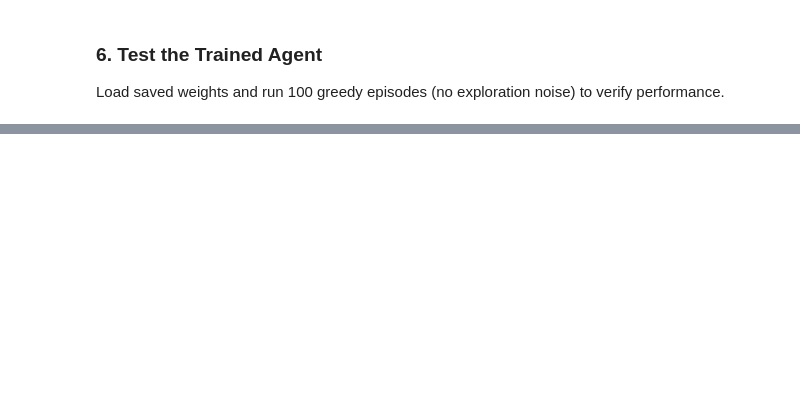
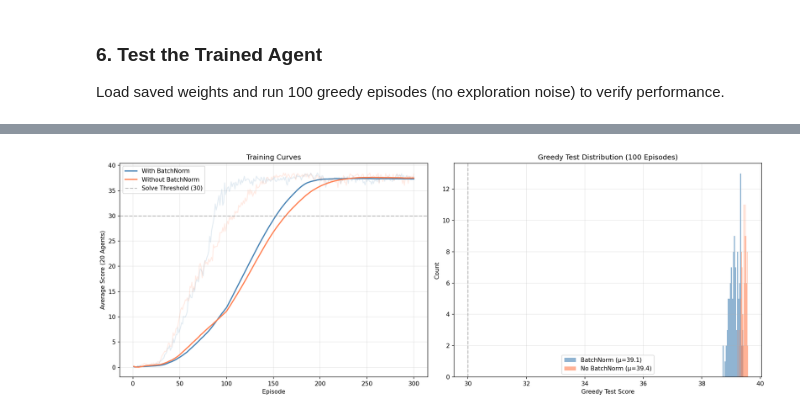
Before and after one commit to trwilcoxson/udacity-drl-p2-continuous-control, a Jupyter notebook: Continuous_Control.ipynb, the cells around one changed output, grey strips where cells are left out. Drawn from its saved outputs; the diff is of its cells as text; code cells hidden in the pictures; blank space fills up the shorter version.

```diff
--- a/Continuous_Control.ipynb
+++ b/Continuous_Control.ipynb
@@ -98,16 +124,13 @@ def ddpg_train(n_episodes=300, max_t=1000, print_every=10):
         scores_window.append(avg_score)
         rolling_avg = np.mean(scores_window)
 
-        print('\rEpisode {}\tAverage: {:.2f}\tScore: {:.2f}'.format(
-            i_episode, rolling_avg, avg_score), end='')
-
         if i_episode % print_every == 0:
-            print('\rEpisode {}\tAverage: {:.2f}'.format(
+            print('Episode {}\tAverage: {:.2f}'.format(
                 i_episode, rolling_avg))
 
         if rolling_avg >= 30.0 and not solved:
-            print('\nEnvironment solved in {:d} episodes!\tAverage Score: {:.2f}'.format(
-                i_episode - 100, rolling_avg))
+            print('\nEnvironment solved at episode {:d}!\t100-Episode Average: {:.2f}'.format(
+                i_episode, rolling_avg))
             torch.save(agent.actor_local.state_dict(), 'checkpoint_actor.pth')
             torch.save(agent.critic_local.state_dict(), 'checkpoint_critic.pth')
             solved = True
@@ -186,0 +285,34 @@ env.close()
+# %%
+# --- Comparison Plot: Training Scores ---
+fig, axes = plt.subplots(1, 2, figsize=(16, 6))
+
+# Left: Training curves
+ax = axes[0]
+episodes = np.arange(1, 301)
+ax.plot(episodes, bn_scores, alpha=0.15, color='steelblue')
+ax.plot(episodes, bn_rolling, color='steelblue', linewidth=2, label='With BatchNorm')
+ax.plot(episodes, no_bn_scores, alpha=0.15, color='coral')
+ax.plot(episodes, no_bn_rolling, color='coral', linewidth=2, label='Without BatchNorm')
+ax.axhline(y=30, color='gray', linestyle='--', alpha=0.5, label='Solve Threshold (30)')
+ax.set_xlabel('Episode')
+ax.set_ylabel('Average Score (20 Agents)')
+ax.set_title('Training Curves')
+ax.legend()
+ax.grid(True, alpha=0.3)
+
+# Right: Greedy test distribution
+ax = axes[1]
+ax.hist(bn_test, bins=20, alpha=0.6, color='steelblue', label=f'BatchNorm (μ={np.mean(bn_test):.1f})')
+ax.hist(no_bn_test, bins=20, alpha=0.6, color='coral', label=f'No BatchNorm (μ={np.mean(no_bn_test):.1f})')
+ax.axvline(x=30, color='gray', linestyle='--', alpha=0.5)
+ax.set_xlabel('Greedy Test Score')
+ax.set_ylabel('Count')
+ax.set_title('Greedy Test Distribution (100 Episodes)')
+ax.legend()
+ax.grid(True, alpha=0.3)
+
+plt.tight_layout()
+plt.savefig('experiment_comparison.png', dpi=150, bbox_inches='tight')
+plt.show()
+# %% [output]
+[figure, added]
```
Also changed, not shown: parts of 9 cells of this notebook, 19 other files.
